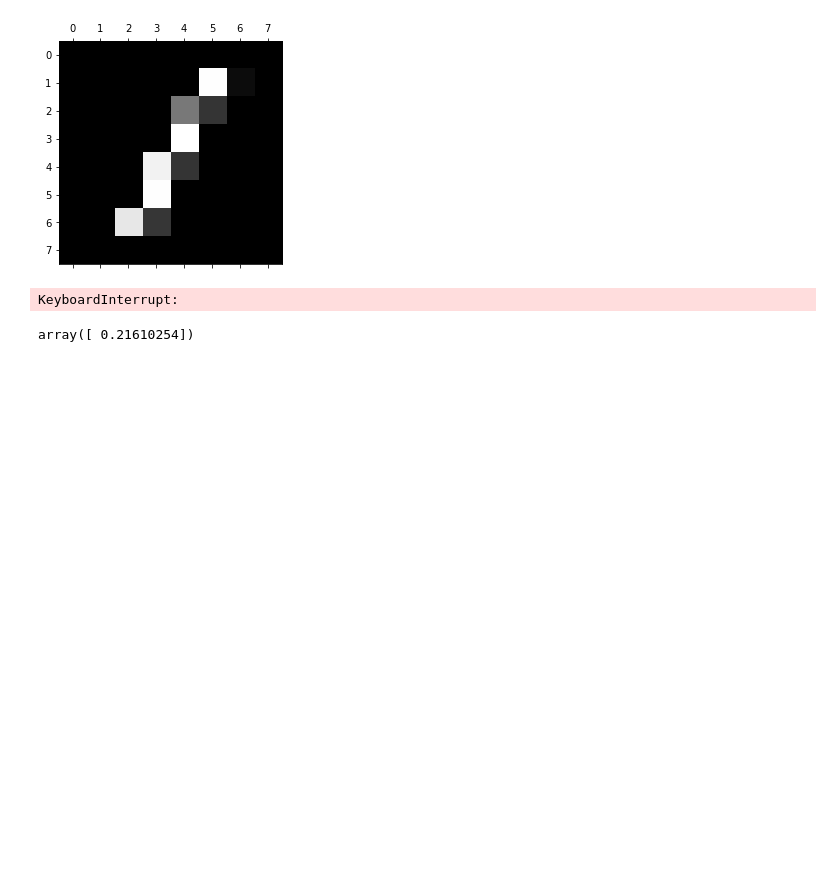
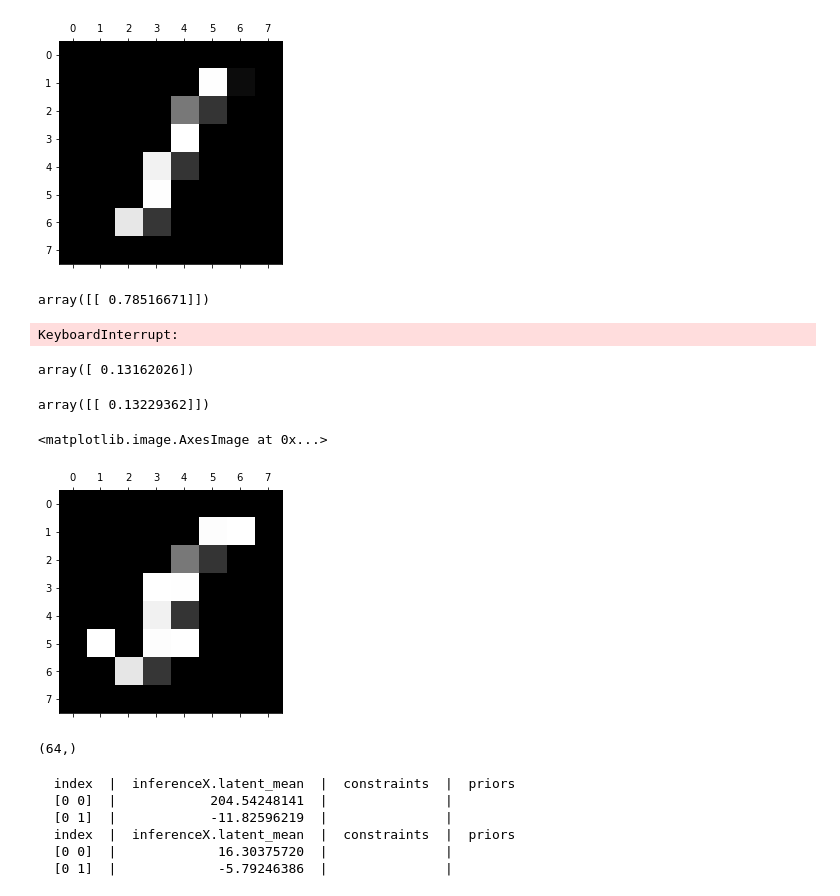
Before and after one commit to lionfish0/GPadversarial, a Jupyter notebook: jupyter/Bruteforce.ipynb, the cells around one changed output. Saved outputs shown, nothing was run; the diff lists cells and outputs as text; code cells hidden in the pictures; blank space fills up the shorter version.

```diff
--- a/jupyter/Bruteforce.ipynb
+++ b/jupyter/Bruteforce.ipynb
@@ -157,6 +155,12 @@ plt.matshow(advX.reshape(rawX.shape[1],rawX.shape[2]),cmap='gray')
 # %% [output]
 <matplotlib.image.AxesImage at 0x...>
 [figure]
+# %%
+preds = lvm_gp.get_pred(m,m2,b[953:954,:])
+# %%
+preds
+# %% [output]
+array([[ 0.78516671]])
 # %%
 N = 64
 adv = advX.copy()
@@ -164,23 +168,48 @@ for it in range(2):
     adv = adv.repeat(N,0)
     for i in range(N):
         adv[i::N,i]=255
+
+lowest = np.Inf
+lowestim = None
+for it in range(len(adv)):
+    b = adv[it,:][None,:]
+    for it in range(2):
+        b = b.repeat(N,0)
+        for i in range(N):
+            b[i::N,i]=255
+    preds = lvm_gp.get_pred(m,m2,b)
+    minpredi = np.argmin(preds)
+    if (preds[minpredi]<lowest):
+        lowest = preds[minpredi]
+        lowestim = b[minpredi,:]
+# %% [output]
+KeyboardInterrupt:
-# %%
-lowest = np.Inf
-lowestim = None
-for it in range(len(adv)):
-    b = adv[it,:][None,:]
-    for it in range(2):
-        b = b.repeat(N,0)
-        for i in range(N):
-            b[i::N,i]=255
-    preds = lvm_gp.get_pred(m,m2,b)
-    minpredi = np.argmin(preds)
-    if (preds[minpredi]<lowest):
-        lowest = preds[minpredi]
-        lowestim = b[minpredi]
-# %% [output]
-KeyboardInterrupt:
 # %%
 lowest
 # %% [output]
-array([ 0.21610254])
+array([ 0.13162026])
+# %%
+lvm_gp.get_pred(m,m2,lowestim[None,:])
+# %% [output]
+array([[ 0.13229362]])
+# %%
+plt.matshow(lowestim.reshape(rawX.shape[1],rawX.shape[2]),cmap='gray')
+# %% [output]
+<matplotlib.image.AxesImage at 0x...>
+[figure, added]
+# %%
+lowestim.shape
+# %% [output]
+(64,)
+# %%
+latent_newX = m.infer_newX(lowestim[None,:])[0]
+print(latent_newX)
+latent_advX = m.infer_newX(advX)[0]
+print(latent_advX)
+# %% [output]
+  index  |  inferenceX.latent_mean  |  constraints  |  priors
+  [0 0]  |            204.54248141  |               |
+  [0 1]  |            -11.82596219  |               |
+  index  |  inferenceX.latent_mean  |  constraints  |  priors
+  [0 0]  |             16.30375720  |               |
+  [0 1]  |             -5.79246386  |               |
```
Also changed, not shown: parts of 5 cells of this notebook, 2 other files.
